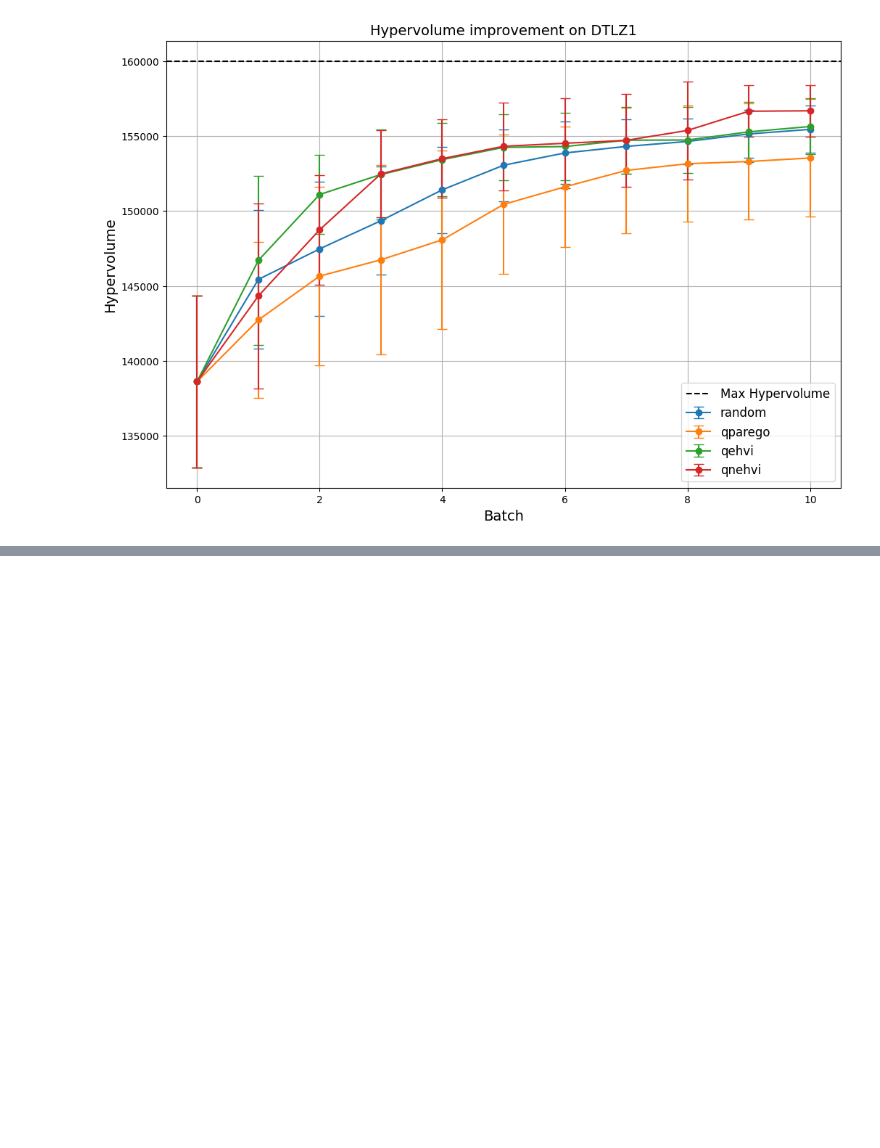
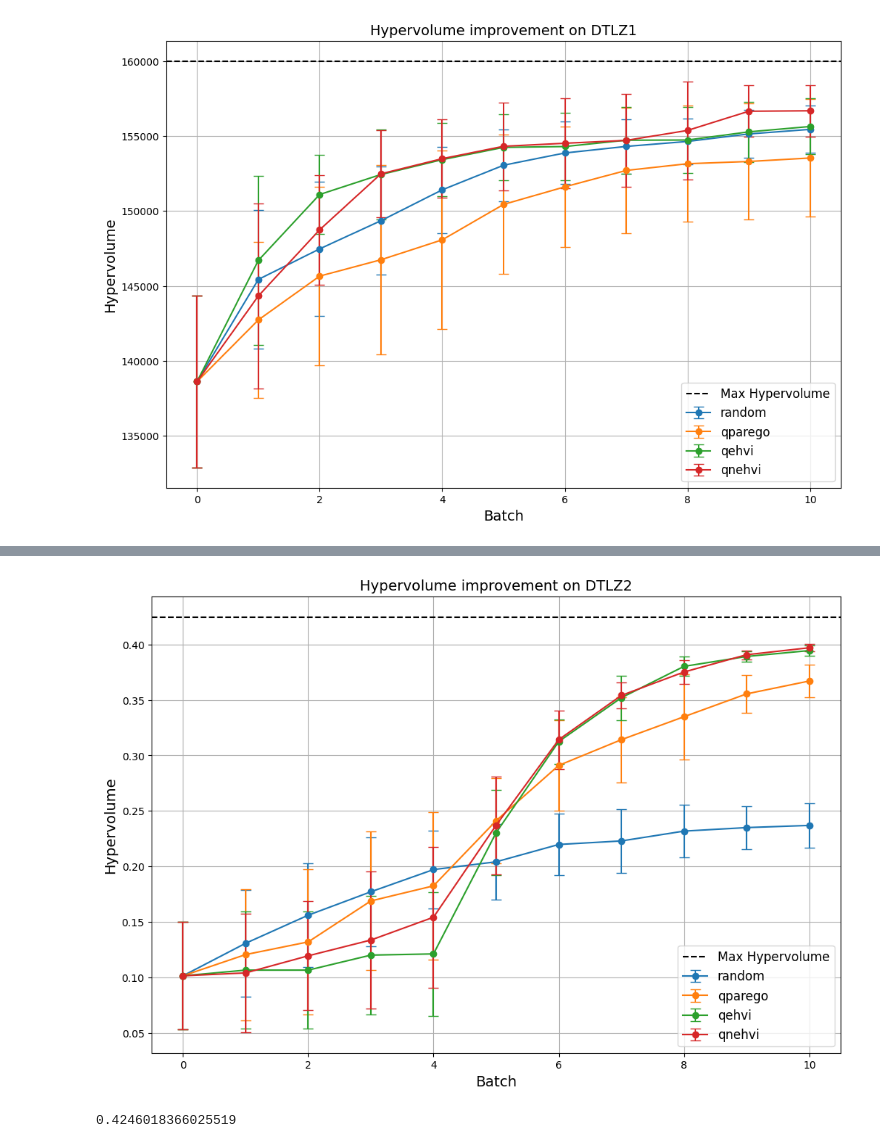
Before and after one commit to Schubydo/msc_code, a Jupyter notebook: MO_Numerical_Experiments/aquisition_functions.ipynb, the cells around one changed output, grey strips where cells are left out. Cells and saved outputs as stored; diff of their text form; code cells hidden in the pictures; blank space fills up the shorter version.

```diff
--- a/MO_Numerical_Experiments/aquisition_functions.ipynb
+++ b/MO_Numerical_Experiments/aquisition_functions.ipynb
@@ -278,3 +278,14 @@ def plot_results(stats):
 plot_results(high_stats)
 # %% [output]
 [figure]
+# %%
+from MOBO_SIM import BayesianOptimization
+from botorch.test_functions.multi_objective import DTLZ2
+
+
+def bo_function():
+    bo = BayesianOptimization(BATCH_SIZE= 5,N_BATCH= 10,INITIAL_SAMPLES= 10, problem=DTLZ2(dim=5,negate=True))
+    return bo.run_optimization()
+# %%
+n = 5  # Number of runs
+high_stats = run_multiple_optimizations(bo_function, n)
@@ -280,0 +310,23 @@ plot_results(high_stats)
+# %%
+def plot_results(stats):
+    plt.figure(figsize=(12, 8))
+
+    for key, (mean_hypervolume, std_hypervolume) in stats.items():
+        x = np.arange(len(mean_hypervolume))
+        plt.errorbar(x, mean_hypervolume, yerr=std_hypervolume, label=key, capsize=5, marker='o')
+
+    plt.axhline(y=0.4246018366025519, color='black', linestyle='--', label='Max Hypervolume')
+
+    plt.xlabel('Batch', fontsize=14)
+    plt.ylabel('Hypervolume', fontsize=14)
+    plt.title('Hypervolume improvement on DTLZ2', fontsize=14)
+    plt.legend(fontsize=12)
+    plt.grid(True)
+    plt.show()
+# %%
+plot_results(high_stats)
+problem=DTLZ2(dim=5,negate=True)
+problem.max_hv
+# %% [output]
+[figure, added]
+0.4246018366025519
```
Also changed, not shown: parts of 3 cells of this notebook, 1 other file.
